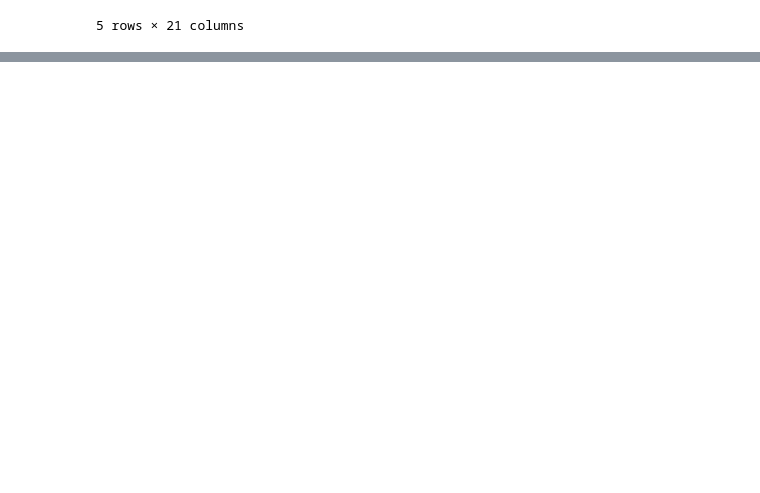
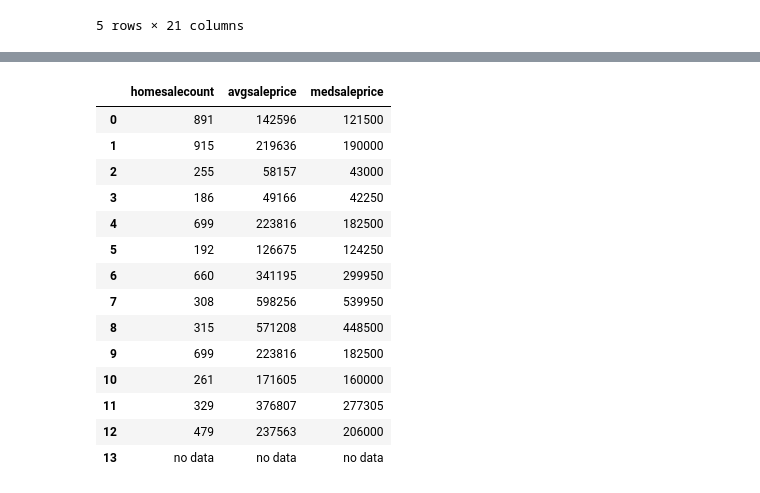
Before and after one commit to turtle3k/team-project, a Jupyter notebook: Attom Data/Attom.ipynb, the cells around one changed output, grey strips where cells are left out. Cells and saved outputs as stored; diff of their text form; code cells hidden in the pictures; blank space fills up the shorter version.

Commit message:
updated notebook and adding salestrend JSON sample

```diff
--- a/Attom Data/Attom.ipynb
+++ b/Attom Data/Attom.ipynb
@@ -183,24 +188,71 @@ school_details_df.to_csv("..\Data\school_detail.csv", encoding="utf-8", index=Fa
 # curl -X GET --header 'Accept: application/json' --header 'apikey: 736f1130096aa92549d800921bca8e8c' 'https://api.gateway.attomdata.com/propertyapi/v1.0.0/salestrend/snapshot?geoid=ZI63021&interval=yearly&startyear=2014&endyear=2018'
 
 # import the csv file - need GeoID in either a list or df
-# **NOTE using list temporarily to test
-GeoID_list = ['ZI63021','ZI63031']
-sales_details = []
+# **NOTE using manual list temporarily to test
+#GeoID_list = ['ZI63045']
+GeoID_list = latlon_df['GeoID'].tolist()
+
+# Set varialbes
+#sales_details = []
+sales_details2014 = []
+sales_details2015 = []
+sales_details2016 = []
+sales_details2017 = []
+sales_details2018 = []
+
 # Set Real estate detail url
 # re_url = "https://api.gateway.attomdata.com/propertyapi/v1.0.0/salestrend/snapshot?geoid=ZI63021&interval=yearly&startyear=2014&endyear=2018"
 re_url = "https://api.gateway.attomdata.com/propertyapi/v1.0.0/salestrend/snapshot?interval=yearly&startyear=2014&endyear=2018&geoid="
 
-for GeoID in GeoID_list:
-    re = requests.get(re_url + GeoID, headers={"accept":"application/json", "apikey":attom_data}).json()
-#     sales = re['SalesTrends'][0]
-#     sales_detail = sales['SalesTrend']
-#     sales_details.append(sale_detail)
+# Loop over the list of GeoIDs representing each area and grab the sales trend information - for the past 5 years
+try:
+    for GeoID in GeoID_list:
+        #re = requests.get(re_url + GeoID, headers={"accept":"application/json", "apikey":attom_data}).json()
+        re = requests.get(re_url + str(GeoID), headers={"accept":"application/json", "apikey":attom_data}).json()
+        sales2014 = re['salestrends'][0]
+        sales_detail2014 = sales2014['SalesTrend']
+        sales_details2014.append(sales_detail2014)
+#     sales2014[GeoId] = re['salestrends'][0]['SalesTrend']
+#     sales2015[GeoId] = re['salestrends'][1]['SalesTrend']
+        sales2015 = re['salestrends'][1]
+        sales_detail2015 = sales2015['SalesTrend']
+        sales_details2015.append(sales_detail2015)
+        sales2016 = re['salestrends'][2]
+        sales_detail2016 = sales2016['SalesTrend']
+        sales_details2016.append(sales_detail2016)
+        sales2017 = re['salestrends'][3]
+        sales_detail2017 = sales2017['SalesTrend']
+        sales_details2017.append(sales_detail2017)
+        sales2018 = re['salestrends'][4]
+        sales_detail2018 = sales2018['SalesTrend']
+        sales_details2018.append(sales_detail2018)
+        #pprint(re)
+        #print(base_url + GeoID)
+# print(sales2014)
+# print(sales2015)
+except IndexError:
+    print("IndexError on record: " + GeoID)
+    sales_details2014.append({'homesalecount':'no data', 'avgsaleprice':'no data', 'medsaleprice':'no data'})
+    sales_details2015.append({'homesalecount':'no data', 'avgsaleprice':'no data', 'medsaleprice':'no data'})
+    sales_details2016.append({'homesalecount':'no data', 'avgsaleprice':'no data', 'medsaleprice':'no data'})
+    sales_details2017.append({'homesalecount':'no data', 'avgsaleprice':'no data', 'medsaleprice':'no data'})
+    sales_details2018.append({'homesalecount':'no data', 'avgsaleprice':'no data', 'medsaleprice':'no data'})
+    pass
 
-    pprint(re)
-    #print(base_url + GeoID)
+# Create a df for each year's sales trend data
+sales_details2014_df = pd.DataFrame(sales_details2014)
+sales_details2015_df = pd.DataFrame(sales_details2015)
+sales_details2016_df = pd.DataFrame(sales_details2016)
+sales_details2017_df = pd.DataFrame(sales_details2017)
+sales_details2018_df = pd.DataFrame(sales_details2018)
 
-#     s_climate_index.append(sd['school'])
-#     pprint(s_climate_index)
+# Add the GeoID as a column to the df in case needed it later as a key for a merge
+# sales_details2014_df["GeoID"] = GeoID_list
+# sales_details2015_df["GeoID"] = GeoID_list
+# sales_details2016_df["GeoID"] = GeoID_list
+# sales_details2017_df["GeoID"] = GeoID_list
+# sales_details2018_df["GeoID"] = GeoID_list
 
-#pd.DataFrame(sales_details)
+print(sales_details2018_df.head())
+sales_details2014_df
 # %% [output]
@@ -223,0 +266,15 @@ for GeoID in GeoID_list:
+|  | homesalecount | avgsaleprice | medsaleprice |
+| 0 | 891 | 142596 | 121500 |
+| 1 | 915 | 219636 | 190000 |
+| 2 | 255 | 58157 | 43000 |
+| 3 | 186 | 49166 | 42250 |
+| 4 | 699 | 223816 | 182500 |
+| 5 | 192 | 126675 | 124250 |
+| 6 | 660 | 341195 | 299950 |
+| 7 | 308 | 598256 | 539950 |
+| 8 | 315 | 571208 | 448500 |
+| 9 | 699 | 223816 | 182500 |
+| 10 | 261 | 171605 | 160000 |
+| 11 | 329 | 376807 | 277305 |
+| 12 | 479 | 237563 | 206000 |
+| 13 | no data | no data | no data |
```
Also changed, not shown: parts of 3 cells of this notebook, 1 other file.
